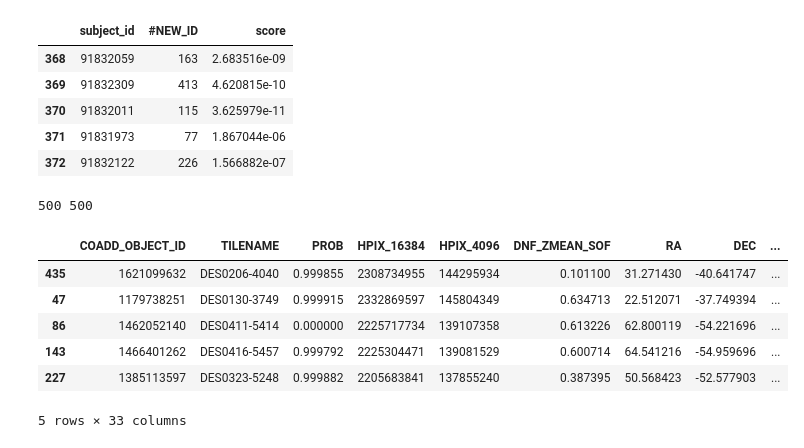
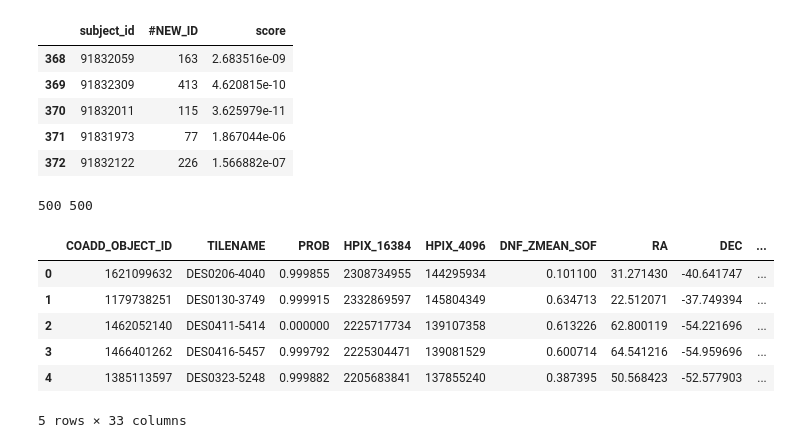
Before and after one commit to JimenaGonzalez/SpaceWarps_Inspection, a Jupyter notebook: initial/for_test/results/Gallery.ipynb, the cells around one changed output. Saved outputs shown, nothing was run; the diff lists cells and outputs as text; code cells hidden in the pictures.

```diff
--- a/initial/for_test/results/Gallery.ipynb
+++ b/initial/for_test/results/Gallery.ipynb
@@ -56,27 +56,27 @@ key_data.head()
 # %%
 path = '/Users/jimenagonzalez/research/DSPL/SpaceWarps_Inspection/initial/for_test/'
 hdu_list = fits.open(path + 'for_test.fits')
 images = hdu_list[1].data
 data = pd.DataFrame(hdu_list[2].data)
 hdu_list.close()
 
 data_mani = pd.read_csv(path + 'complete_not_manifest.csv')
 
 data = data.merge(data_mani[['COADD_OBJECT_ID', '#NEW_ID', '#CLASS', '!REPORTED']], on='COADD_OBJECT_ID', how='left')
 data = data.merge(key_data[['#NEW_ID', 'subject_id', 'score']], on='#NEW_ID', how='left')
 
 new_data = data.sort_values(by='score', ascending=False)
 images = images[new_data.index]
-data = new_data
+data = new_data.reset_index(drop=True)
 
 print(len(images), len(data))
 data.head()
 # %% [output]
 500 500
 |  | COADD_OBJECT_ID | TILENAME | PROB | HPIX_16384 | HPIX_4096 | DNF_ZMEAN_SOF | RA | DEC | ... |
-| 435 | 1621099632 | DES0206-4040 | 0.999855 | 2308734955 | 144295934 | 0.101100 | 31.271430 | -40.641747 | ... |
-| 47 | 1179738251 | DES0130-3749 | 0.999915 | 2332869597 | 145804349 | 0.634713 | 22.512071 | -37.749394 | ... |
-| 86 | 1462052140 | DES0411-5414 | 0.000000 | 2225717734 | 139107358 | 0.613226 | 62.800119 | -54.221696 | ... |
-| 143 | 1466401262 | DES0416-5457 | 0.999792 | 2225304471 | 139081529 | 0.600714 | 64.541216 | -54.959696 | ... |
-| 227 | 1385113597 | DES0323-5248 | 0.999882 | 2205683841 | 137855240 | 0.387395 | 50.568423 | -52.577903 | ... |
+| 0 | 1621099632 | DES0206-4040 | 0.999855 | 2308734955 | 144295934 | 0.101100 | 31.271430 | -40.641747 | ... |
+| 1 | 1179738251 | DES0130-3749 | 0.999915 | 2332869597 | 145804349 | 0.634713 | 22.512071 | -37.749394 | ... |
+| 2 | 1462052140 | DES0411-5414 | 0.000000 | 2225717734 | 139107358 | 0.613226 | 62.800119 | -54.221696 | ... |
+| 3 | 1466401262 | DES0416-5457 | 0.999792 | 2225304471 | 139081529 | 0.600714 | 64.541216 | -54.959696 | ... |
+| 4 | 1385113597 | DES0323-5248 | 0.999882 | 2205683841 | 137855240 | 0.387395 | 50.568423 | -52.577903 | ... |
 5 rows × 33 columns
```
Also changed, not shown: parts of 5 cells of this notebook.
